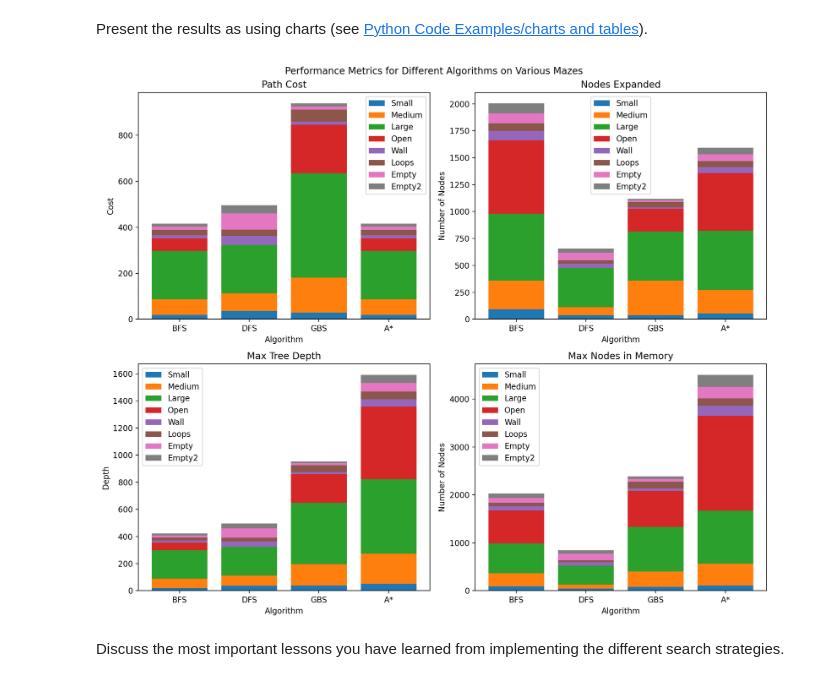
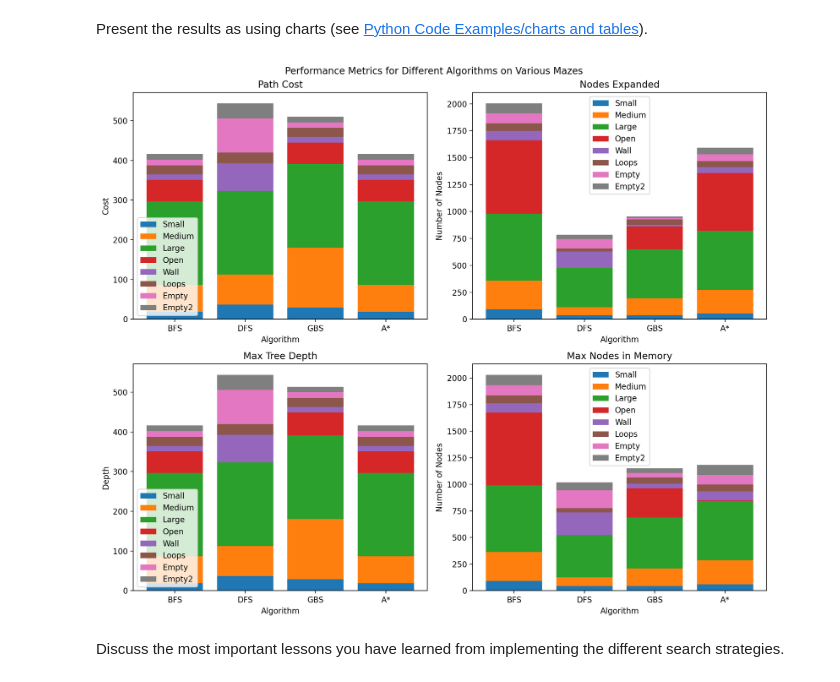
Before and after one commit to JCrossover-14/CSE352, a Jupyter notebook: HW1/Maze.ipynb, the cells around one changed output. Drawn from its saved outputs; the diff is of its cells as text; code cells hidden in the pictures.

Commit message:
Tables and Graphs done

```diff
--- a/HW1/Maze.ipynb
+++ b/HW1/Maze.ipynb
@@ -814,24 +814,24 @@ import matplotlib.pyplot as plt
 
 algorithms = ["BFS", "DFS", "GBS", "A*"]
 path_cost = {"Small": [19, 37, 29, 19], "Medium": [68, 76, 152, 68], "Large": [210, 210, 210, 210],
-             "Open": [54, 0, 54, 54], "Wall": [14, 40, 14, 14], "Loops": [23, 27, 51, 23],
-             "Empty": [14, 70, 14, 14], "Empty2": [14, 36, 14, 14]}
+             "Open": [54, 0, 54, 54], "Wall": [14, 70, 14, 14], "Loops": [23, 27, 23, 23],
+             "Empty": [14, 86, 14, 14], "Empty2": [14, 38, 14, 14]}
 
 nodes_expanded = {"Small": [91, 37, 39, 53], "Medium": [269, 76, 157, 221], "Large": [620, 364, 455, 549],
-                  "Open": [682, 0, 211, 534], "Wall": [86, 40, 14, 55], "Loops": [71, 30, 51, 57],
-                  "Empty": [93, 72, 14, 62], "Empty2": [93, 36, 14, 62]}
+                  "Open": [682, 0, 211, 534], "Wall": [86, 151, 14, 55], "Loops": [71, 30, 51, 57],
+                  "Empty": [93, 88, 14, 62], "Empty2": [93, 38, 14, 62]}
 
-max_tree_depth = {"Small": [19, 37, 29, 19], "Medium": [68, 76, 152, 221], "Large": [210, 210, 210, 210],
-                  "Open": [55, 0, 211, 54], "Wall": [15, 40, 14, 55], "Loops": [24, 27, 51, 57],
-                  "Empty": [15, 70, 14, 62], "Empty2": [15, 36, 14, 62]}
+max_tree_depth = {"Small": [19, 37, 29, 19], "Medium": [68, 76, 152, 68], "Large": [210, 210, 210, 210],
+                  "Open": [54, 0, 58, 54], "Wall": [14, 70, 14, 14], "Loops": [23, 27, 23, 23],
+                  "Empty": [14, 86, 14, 14], "Empty2": [14, 38, 14, 14]}
 
 max_nodes_in_memory = {"Small": [93, 44, 44, 59], "Medium": [272, 83, 165, 228], "Large": [624, 395, 479, 557],
-                       "Open": [685, 0, 275, 5], "Wall": [90, 75, 56, 204], "Loops": [73, 42, 136, 154],
-                       "Empty": [97, 137, 56, 248], "Empty2": [97, 69, 57, 249]}
+                       "Open": [685, 0, 275, 5], "Wall": [90, 213, 42, 86], "Loops": [73, 42, 60, 62],
+                       "Empty": [97, 169, 42, 93], "Empty2": [97, 73, 43, 93]}
 
 max_frontier_size = {"Small": [8, 7, 5, 8], "Medium": [8, 7, 8, 8], "Large": [9, 31, 24, 12],
-                     "Open": [23, 0, 63, 28], "Wall": [11, 35, 27, 30], "Loops": [8, 12, 9, 6],
-                     "Empty": [12, 65, 27, 30], "Empty2": [11, 33, 28, 30]}
+                     "Open": [23, 0, 63, 28], "Wall": [11, 62, 27, 30], "Loops": [8, 12, 9, 6],
+                     "Empty": [12, 81, 27, 30], "Empty2": [11, 35, 28, 30]}
 
 
 fig, axs = plt.subplots(2, 2, figsize=(12, 10))
@@ -866,34 +866,34 @@ axs[0, 1].set_ylabel("Number of Nodes")
 axs[1, 0].bar(algorithms, max_tree_depth["Small"], label="Small")
 axs[1, 0].bar(algorithms, max_tree_depth["Medium"], bottom=max_tree_depth["Small"], label="Medium")
 axs[1, 0].bar(algorithms, max_tree_depth["Large"], bottom=np.array(max_tree_depth["Small"]) + np.array(max_tree_depth["Medium"]), label="Large")
 axs[1, 0].bar(algorithms, max_tree_depth["Open"], bottom=np.array(max_tree_depth["Small"]) + np.array(max_tree_depth["Medium"]) + np.array(max_tree_depth["Large"]), label="Open")
 axs[1, 0].bar(algorithms, max_tree_depth["Wall"], bottom=np.array(max_tree_depth["Small"]) + np.array(max_tree_depth["Medium"]) + np.array(max_tree_depth["Large"]) + np.array(max_tree_depth["Open"]), label="Wall")
 axs[1, 0].bar(algorithms, max_tree_depth["Loops"], bottom=np.array(max_tree_depth["Small"]) + np.array(max_tree_depth["Medium"]) + np.array(max_tree_depth["Large"]) + np.array(max_tree_depth["Open"]) + np.array(max_tree_depth["Wall"]), label="Loops")
 axs[1, 0].bar(algorithms, max_tree_depth["Empty"], bottom=np.array(max_tree_depth["Small"]) + np.array(max_tree_depth["Medium"]) + np.array(max_tree_depth["Large"]) + np.array(max_tree_depth["Open"]) + np.array(max_tree_depth["Wall"]) + np.array(max_tree_depth["Loops"]), label="Empty")
 axs[1, 0].bar(algorithms, max_tree_depth["Empty2"], bottom=np.array(max_tree_depth["Small"]) + np.array(max_tree_depth["Medium"]) + np.array(max_tree_depth["Large"]) + np.array(max_tree_depth["Open"]) + np.array(max_tree_depth["Wall"]) + np.array(max_tree_depth["Loops"]) + np.array(max_tree_depth["Empty"]), label="Empty2")
 axs[1, 0].set_title("Max Tree Depth")
 axs[1, 0].legend()
 axs[1, 0].set_ylabel("Depth")
 
 axs[1, 1].bar(algorithms, max_nodes_in_memory["Small"], label="Small")
 axs[1, 1].bar(algorithms, max_nodes_in_memory["Medium"], bottom=max_nodes_in_memory["Small"], label="Medium")
 axs[1, 1].bar(algorithms, max_nodes_in_memory["Large"], bottom=np.array(max_nodes_in_memory["Small"]) + np.array(max_nodes_in_memory["Medium"]), label="Large")
 axs[1, 1].bar(algorithms, max_nodes_in_memory["Open"], bottom=np.array(max_nodes_in_memory["Small"]) + np.array(max_nodes_in_memory["Medium"]) + np.array(max_nodes_in_memory["Large"]), label="Open")
 axs[1, 1].bar(algorithms, max_nodes_in_memory["Wall"], bottom=np.array(max_nodes_in_memory["Small"]) + np.array(max_nodes_in_memory["Medium"]) + np.array(max_nodes_in_memory["Large"]) + np.array(max_nodes_in_memory["Open"]), label="Wall")
 axs[1, 1].bar(algorithms, max_nodes_in_memory["Loops"], bottom=np.array(max_nodes_in_memory["Small"]) + np.array(max_nodes_in_memory["Medium"]) + np.array(max_nodes_in_memory["Large"]) + np.array(max_nodes_in_memory["Open"]) + np.array(max_nodes_in_memory["Wall"]), label="Loops")
 axs[1, 1].bar(algorithms, max_nodes_in_memory["Empty"], bottom=np.array(max_nodes_in_memory["Small"]) + np.array(max_nodes_in_memory["Medium"]) + np.array(max_nodes_in_memory["Large"]) + np.array(max_nodes_in_memory["Open"]) + np.array(max_nodes_in_memory["Wall"]) + np.array(max_nodes_in_memory["Loops"]), label="Empty")
 axs[1, 1].bar(algorithms, max_nodes_in_memory["Empty2"], bottom=np.array(max_nodes_in_memory["Small"]) + np.array(max_nodes_in_memory["Medium"]) + np.array(max_nodes_in_memory["Large"]) + np.array(max_nodes_in_memory["Open"]) + np.array(max_nodes_in_memory["Wall"]) + np.array(max_nodes_in_memory["Loops"]) + np.array(max_nodes_in_memory["Empty"]), label="Empty2")
 axs[1, 1].set_title("Max Nodes in Memory")
 axs[1, 1].legend()
 axs[1, 1].set_ylabel("Number of Nodes")
 
 for ax in axs.flat:
     ax.set_xlabel("Algorithm")
 
 plt.tight_layout()
 plt.show()
 # %% [output]
-[figure, old version]
+[figure, new version]
 # %% [markdown]
 Discuss the most important lessons you have learned from implementing the different search strategies.
 # %% [markdown]
```
Also changed, not shown: parts of 1 cell of this notebook.
